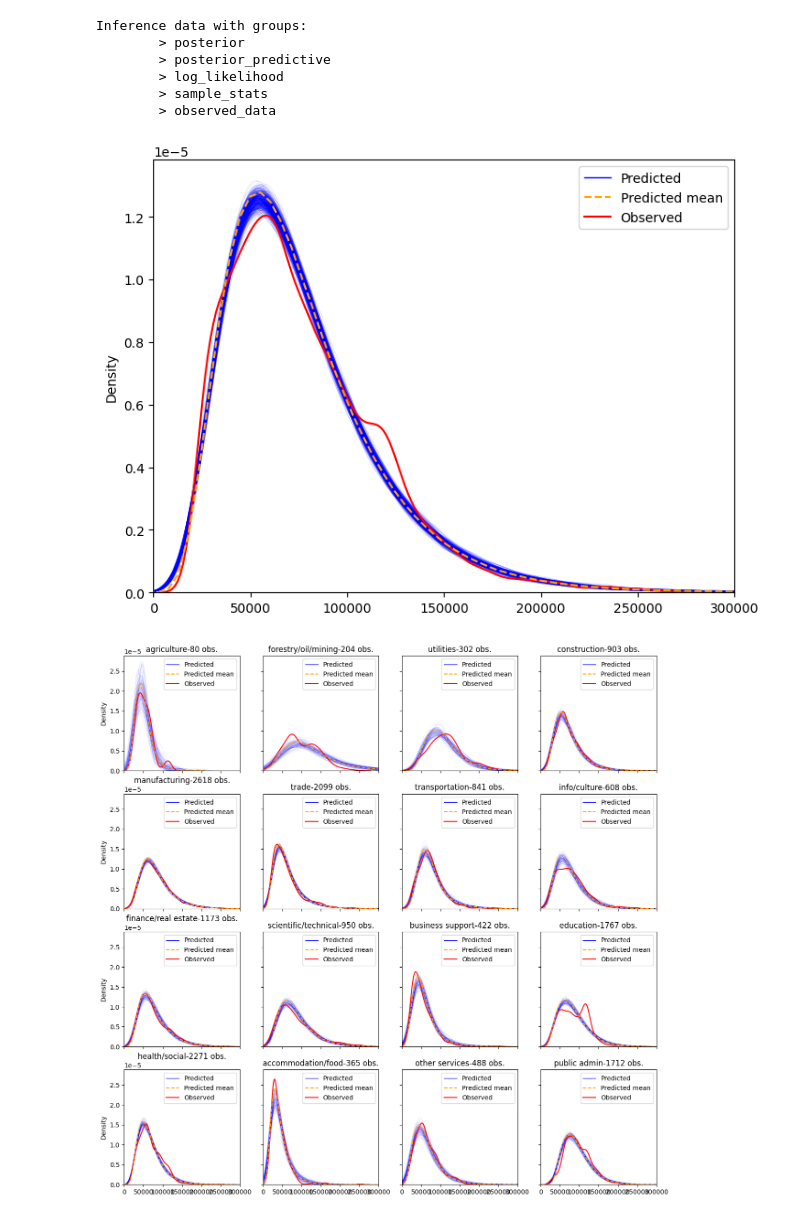
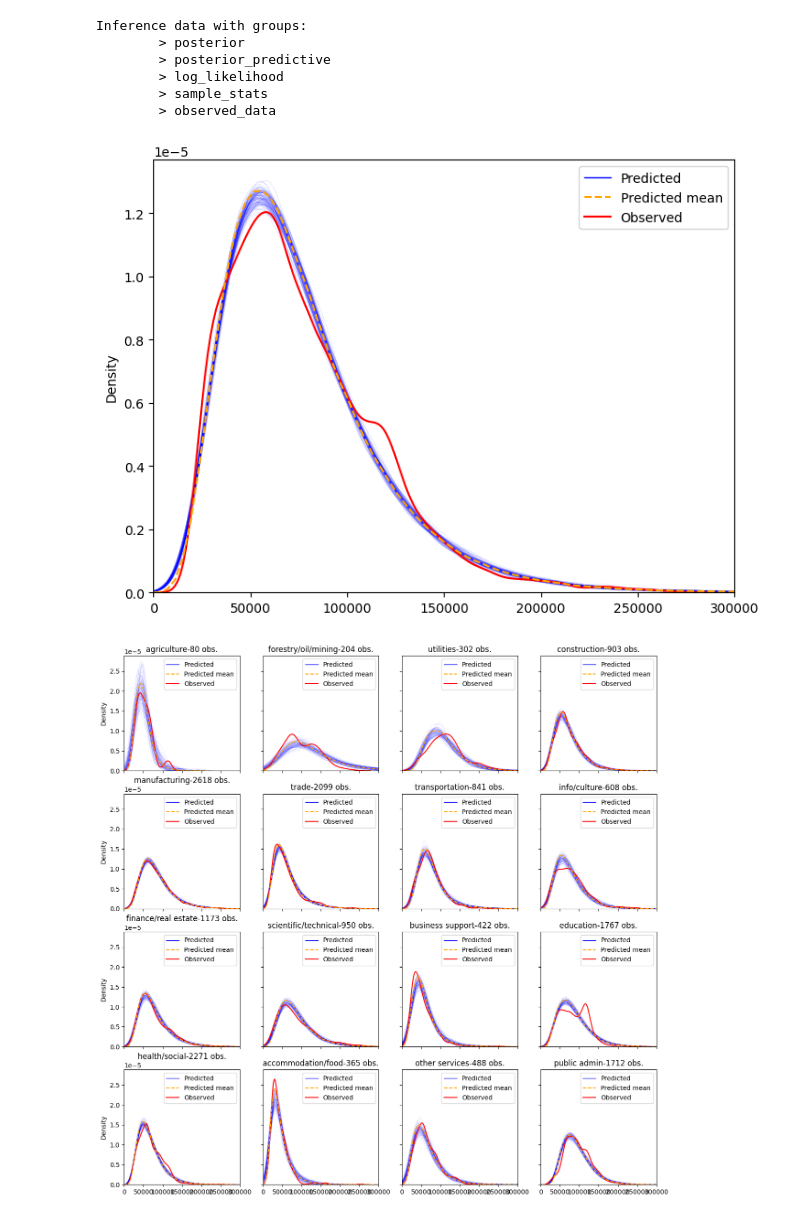
Before and after one commit to andrescastillovega/LabourSIM, a Jupyter notebook: Models/Wages/notebooks/simulation.ipynb, the cells around one changed output. Drawn from its saved outputs; the diff is of its cells as text; code cells hidden in the pictures.

```diff
--- a/Models/Wages/notebooks/simulation.ipynb
+++ b/Models/Wages/notebooks/simulation.ipynb
@@ -132,25 +131,29 @@ predictions = predictive(rng_key, X, None, ind, occ, feature_names)["salary_hat"
 # %%
 # plot kde of praedictions and actual values
 fig, ax = plt.subplots(figsize=(8, 6))
-pred_samples = 500
+pred_samples = 100
 for i in range(pred_samples):
     sns.kdeplot(predictions[i], label="Predicted", alpha=0.5, linewidth=0.1, color="blue")
 
 sns.kdeplot(y, label="Observed", color="red")
 sns.kdeplot(predictions[:pred_samples].flatten(), label="Predicted mean", color="orange", linestyle="--")
 
 # Add actual and last predicted label to legend
 handles, labels = ax.get_legend_handles_labels()
 
 handles = [handles[0], handles[-1], handles[-2]]
 labels = [labels[0], labels[-1], labels[-2]]
 
 legend = ax.legend(handles, labels, loc="best");
 legend.get_lines()[0].set_alpha(1)
 legend.get_lines()[0].set_linewidth(1)
 plt.xlim(0, 300000);
+
+plt.draw()
+fig.savefig('../images/ch5_agg_level/salary.svg', format='svg')
+fig.savefig('../images/ch5_agg_level/salary.pdf', format='pdf')
 # %% [output]
-[figure, old version]
+[figure, new version]
 # %%
 # plot kde of praedictions and actual values
 fig, ax = plt.subplots(ncols=4, nrows=4, figsize=(15, 15), sharex=True, sharey=True)
```
Also changed, not shown: parts of 11 cells of this notebook, 44 other files.
